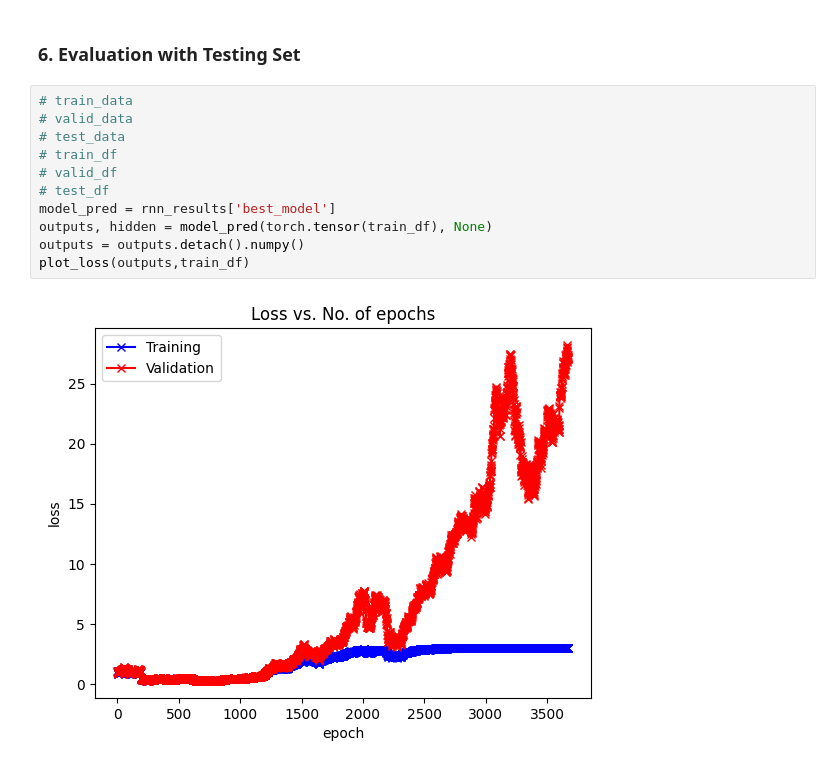
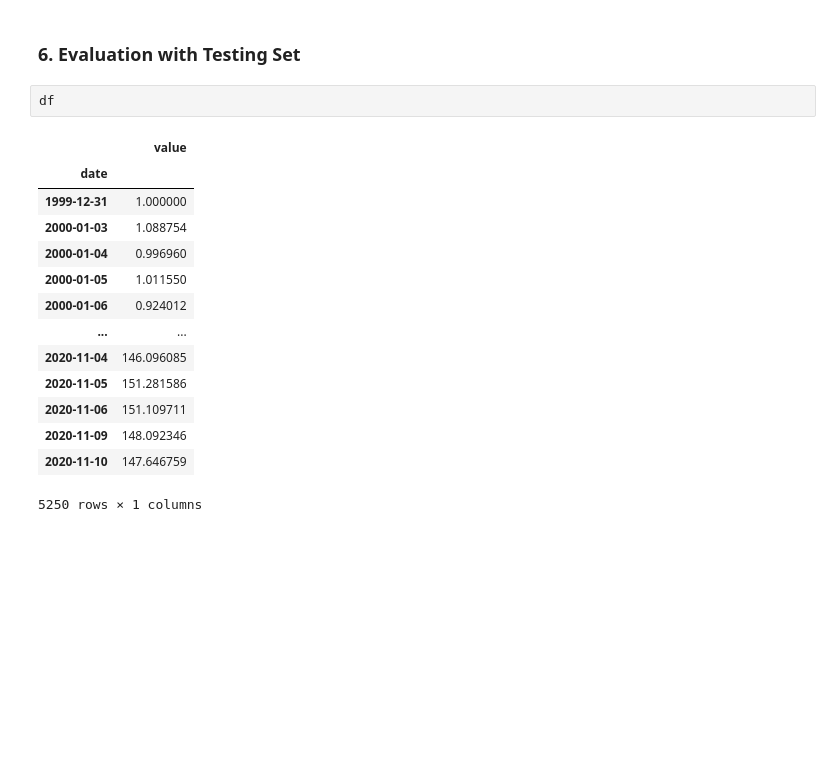
Before and after one commit to possakorn/UoA_DL_2023_3_PK, a Jupyter notebook: assignment03/Assignment03_v0.0.2.ipynb, the cells around one changed output. Cells and saved outputs as stored; diff of their text form; blank space fills up the shorter version.

```diff
--- a/assignment03/Assignment03_v0.0.2.ipynb
+++ b/assignment03/Assignment03_v0.0.2.ipynb
@@ -616,15 +746,19 @@ Test Loss: 0.0022
 # %% [markdown]
 ### 6. Evaluation with Testing Set
-# %%
-# train_data
-# valid_data
-# test_data
-# train_df
-# valid_df
-# test_df
-model_pred = rnn_results['best_model']
-outputs, hidden = model_pred(torch.tensor(train_df), None)
-outputs = outputs.detach().numpy()
-plot_loss(outputs,train_df)
-# %% [output]
-[figure, removed]
+# %%
+df
+# %% [output]
+|  | value |
+| date |  |
+| 1999-12-31 | 1.000000 |
+| 2000-01-03 | 1.088754 |
+| 2000-01-04 | 0.996960 |
+| 2000-01-05 | 1.011550 |
+| 2000-01-06 | 0.924012 |
+| ... | ... |
+| 2020-11-04 | 146.096085 |
+| 2020-11-05 | 151.281586 |
+| 2020-11-06 | 151.109711 |
+| 2020-11-09 | 148.092346 |
+| 2020-11-10 | 147.646759 |
+5250 rows × 1 columns
```
Also changed, not shown: parts of 19 cells of this notebook, 1 other file.
